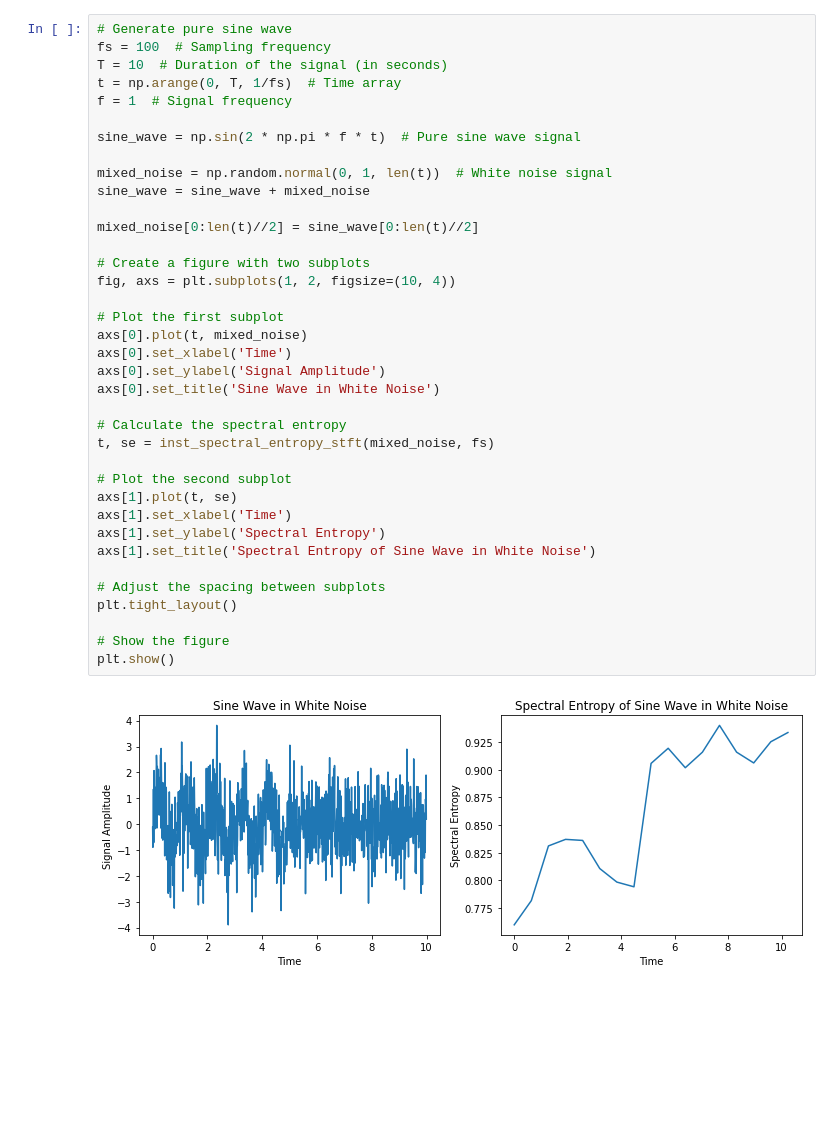
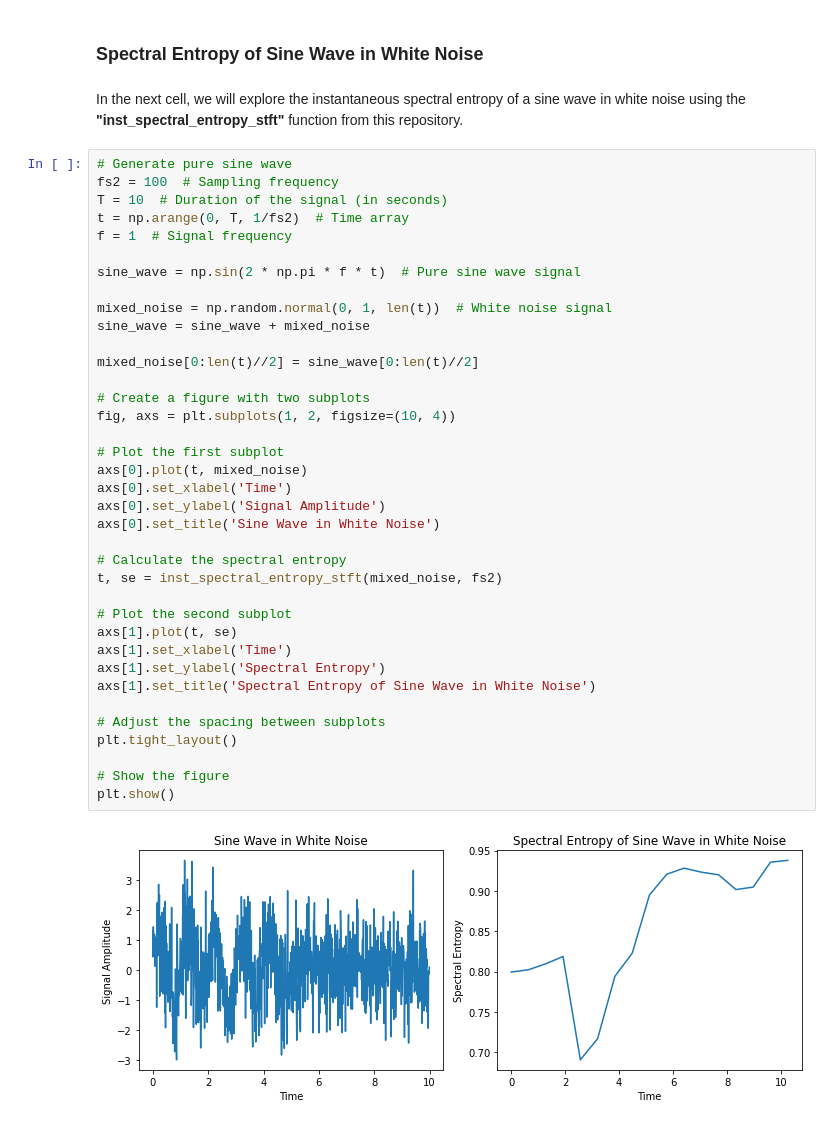
Before and after one commit to gsantosmdias/NonstationarySignalAnalysis, a Jupyter notebook: notebooks/SpectralEntropy.ipynb, the cells around one changed output. Cells and saved outputs as stored; diff of their text form; blank space fills up the shorter version.

```diff
--- a/notebooks/SpectralEntropy.ipynb
+++ b/notebooks/SpectralEntropy.ipynb
@@ -40,39 +77,43 @@ plt.show()
+# %% [markdown]
+### Spectral Entropy of Sine Wave in White Noise
+# %% [markdown]
+In the next cell, we will explore the instantaneous spectral entropy of a sine wave in white noise using the **"inst_spectral_entropy_stft"** function from this repository.
 # %%
 # Generate pure sine wave
-fs = 100  # Sampling frequency
+fs2 = 100  # Sampling frequency
 T = 10  # Duration of the signal (in seconds)
-t = np.arange(0, T, 1/fs)  # Time array
+t = np.arange(0, T, 1/fs2)  # Time array
 f = 1  # Signal frequency
 
 sine_wave = np.sin(2 * np.pi * f * t)  # Pure sine wave signal
 
 mixed_noise = np.random.normal(0, 1, len(t))  # White noise signal
 sine_wave = sine_wave + mixed_noise
 
 mixed_noise[0:len(t)//2] = sine_wave[0:len(t)//2]
 
 # Create a figure with two subplots
 fig, axs = plt.subplots(1, 2, figsize=(10, 4))
 
 # Plot the first subplot
 axs[0].plot(t, mixed_noise)
 axs[0].set_xlabel('Time')
 axs[0].set_ylabel('Signal Amplitude')
 axs[0].set_title('Sine Wave in White Noise')
 
 # Calculate the spectral entropy
-t, se = inst_spectral_entropy_stft(mixed_noise, fs)
+t, se = inst_spectral_entropy_stft(mixed_noise, fs2)
 
 # Plot the second subplot
 axs[1].plot(t, se)
 axs[1].set_xlabel('Time')
 axs[1].set_ylabel('Spectral Entropy')
 axs[1].set_title('Spectral Entropy of Sine Wave in White Noise')
 
 # Adjust the spacing between subplots
 plt.tight_layout()
 
 # Show the figure
 plt.show()
 # %% [output]
-[figure, old version]
+[figure, new version]
```
Also changed, not shown: parts of 26 cells of this notebook.
